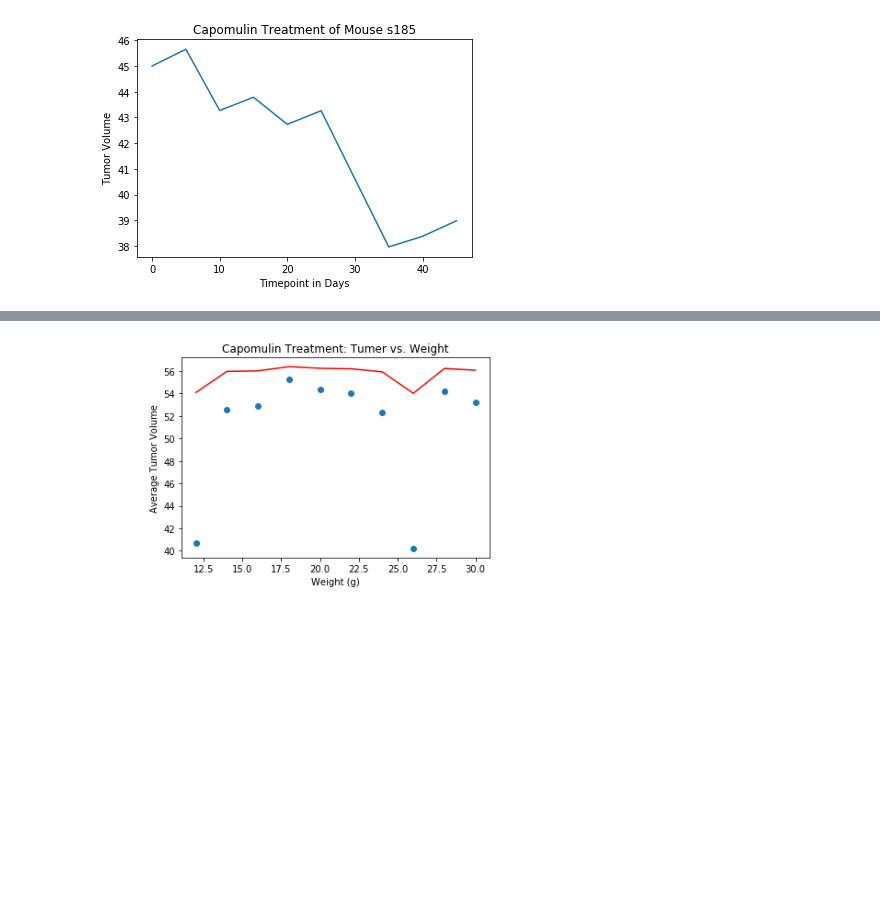
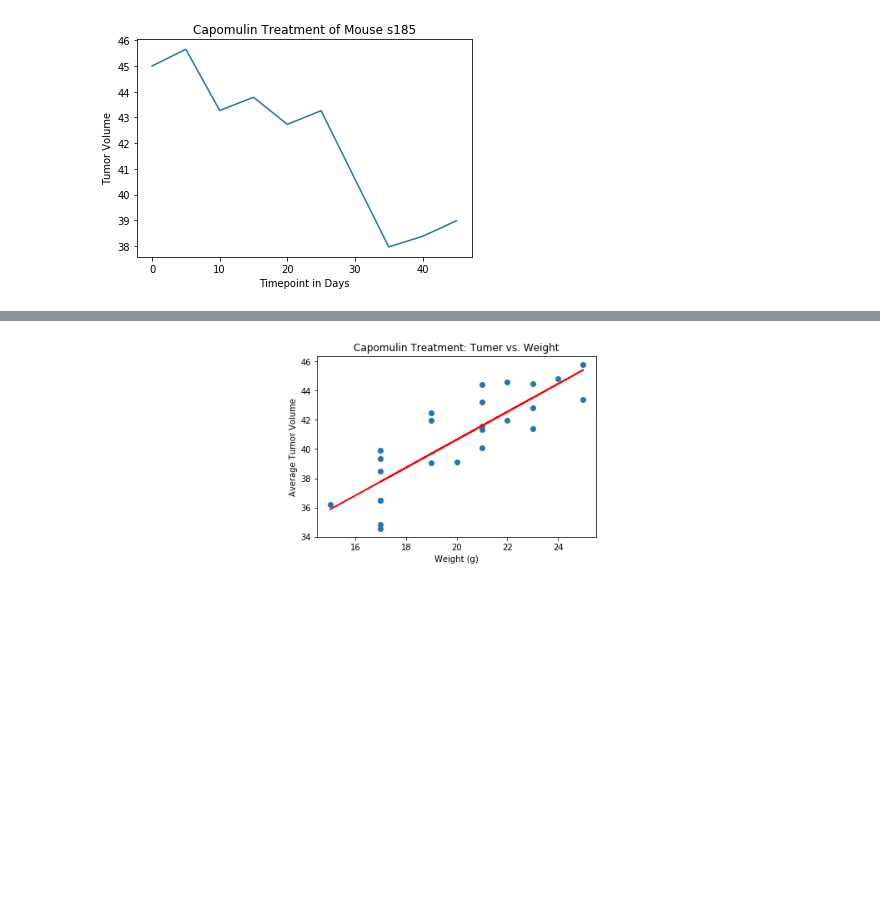
Before and after one commit to CMRobicheaux/MatPlotLib-Challenge, a Jupyter notebook: pymaceuticals_starter.ipynb, the cells around one changed output, grey strips where cells are left out. Cells and saved outputs as stored; diff of their text form; code cells hidden in the pictures.

Commit message:
MatPlotLib-Challenge

```diff
--- a/pymaceuticals_starter.ipynb
+++ b/pymaceuticals_starter.ipynb
@@ -243,21 +246,26 @@ The correlation coefficient between weight and color tumor volume is 0.17
 # %%
-x_axis = [12,14,16,18,20,22,24,26,28,30]
-y_axis = Summary_stat["Mean Tumor Volume"]
+capo_df2 = study_data_complete[study_data_complete["Drug Regimen"] == "Capomulin"]
+
+capo_df3 = capo_df2.groupby(["Mouse ID","Weight (g)"]).mean()["Tumor Volume (mm3)"].to_frame()
+capo_df3 = capo_df3.reset_index()
+
+x_axis = capo_df3['Weight (g)']
+y_axis = capo_df3['Tumor Volume (mm3)']
 
 (slope, intercept, rvalue, pvalue, stderr) = linregress(x_axis, y_axis)
-regress_values = y_axis * slope + intercept
+regress_values = x_axis * slope + intercept
 
 line_eq = "y = " + str(round(slope,2)) + "x + " + str(round(intercept,2))
 
-plt.scatter(x_axis,y_axis)
+plt.scatter(x_axis, y_axis)
 plt.plot(x_axis,regress_values,"r-")
 plt.annotate(line_eq,(6,10),fontsize=15,color="red")
 
 plt.title("Capomulin Treatment: Tumer vs. Weight")
 plt.xlabel("Weight (g)")
 plt.ylabel("Average Tumor Volume")
 plt.savefig("Regression.png")
 
-plt.show()
+plt.show
 # %% [output]
-[figure, old version]
+[figure, new version]
```
Also changed, not shown: parts of 3 cells of this notebook, 3 other files.
